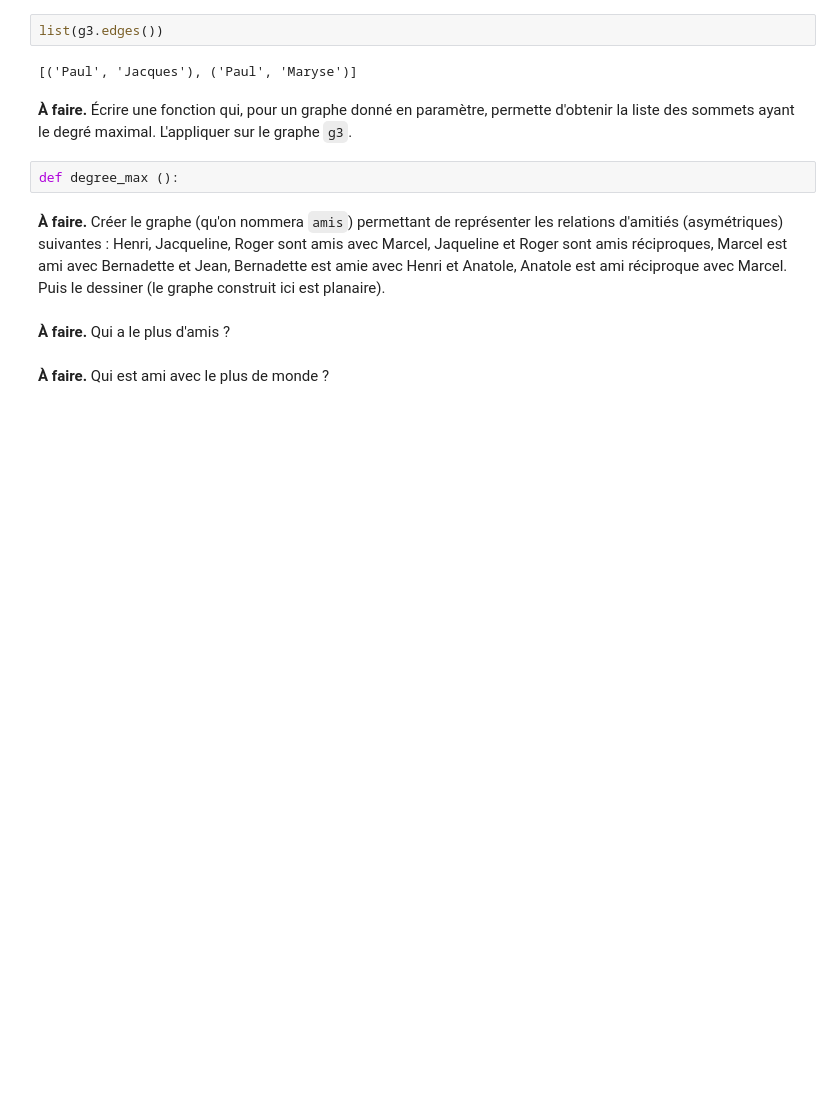
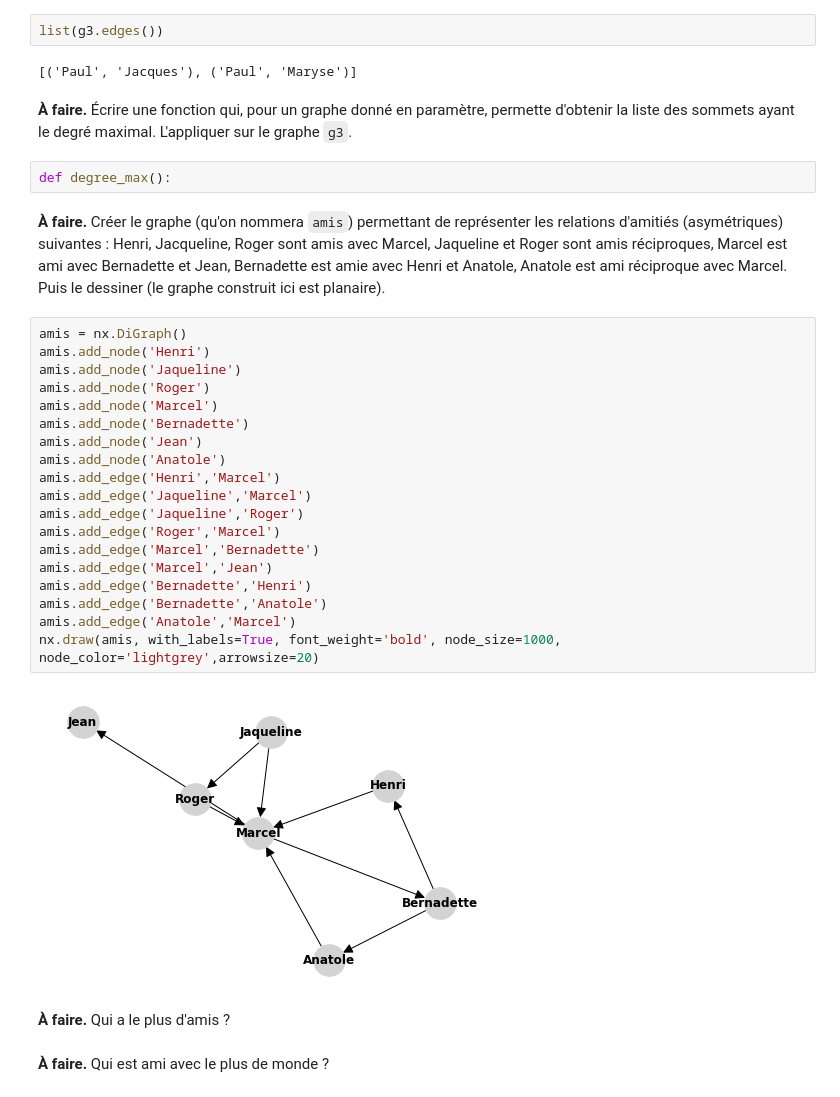
Before and after one commit to ChristopherCrepin/Colaboratory, a Jupyter notebook: LSC-NSI-SD4-Graphes_Intro.ipynb, the cells around one changed output. Saved outputs shown, nothing was run; the diff lists cells and outputs as text; blank space fills up the shorter version.

```diff
--- a/LSC-NSI-SD4-Graphes_Intro.ipynb
+++ b/LSC-NSI-SD4-Graphes_Intro.ipynb
@@ -234,9 +237,30 @@ list(g3.edges())
 # %% [markdown]
 **À faire.** Écrire une fonction qui, pour un graphe donné en paramètre, permette d'obtenir la liste des sommets ayant le degré maximal. L'appliquer sur le graphe `g3`.
 # %%
-def degree_max ():
+def degree_max():
 # %% [markdown]
 **À faire.** Créer le graphe (qu'on nommera `amis`) permettant de représenter les relations d'amitiés (asymétriques) suivantes : Henri, Jacqueline, Roger sont amis avec Marcel, Jaqueline et Roger sont amis réciproques, Marcel est ami avec Bernadette et Jean, Bernadette est amie avec Henri et Anatole, Anatole est ami réciproque avec Marcel. Puis le dessiner (le graphe construit ici est planaire).
+# %%
+amis = nx.DiGraph()
+amis.add_node('Henri')
+amis.add_node('Jaqueline')
+amis.add_node('Roger')
+amis.add_node('Marcel')
+amis.add_node('Bernadette')
+amis.add_node('Jean')
+amis.add_node('Anatole')
+amis.add_edge('Henri','Marcel')
+amis.add_edge('Jaqueline','Marcel')
+amis.add_edge('Jaqueline','Roger')
+amis.add_edge('Roger','Marcel')
+amis.add_edge('Marcel','Bernadette')
+amis.add_edge('Marcel','Jean')
+amis.add_edge('Bernadette','Henri')
+amis.add_edge('Bernadette','Anatole')
+amis.add_edge('Anatole','Marcel')
+nx.draw(amis, with_labels=True, font_weight='bold', node_size=1000, node_color='lightgrey',arrowsize=20)
+# %% [output]
+[figure, added]
 # %% [markdown]
 **À faire.** Qui a le plus d'amis ?
 # %% [markdown]
```
Also changed, not shown: parts of 6 cells of this notebook.
